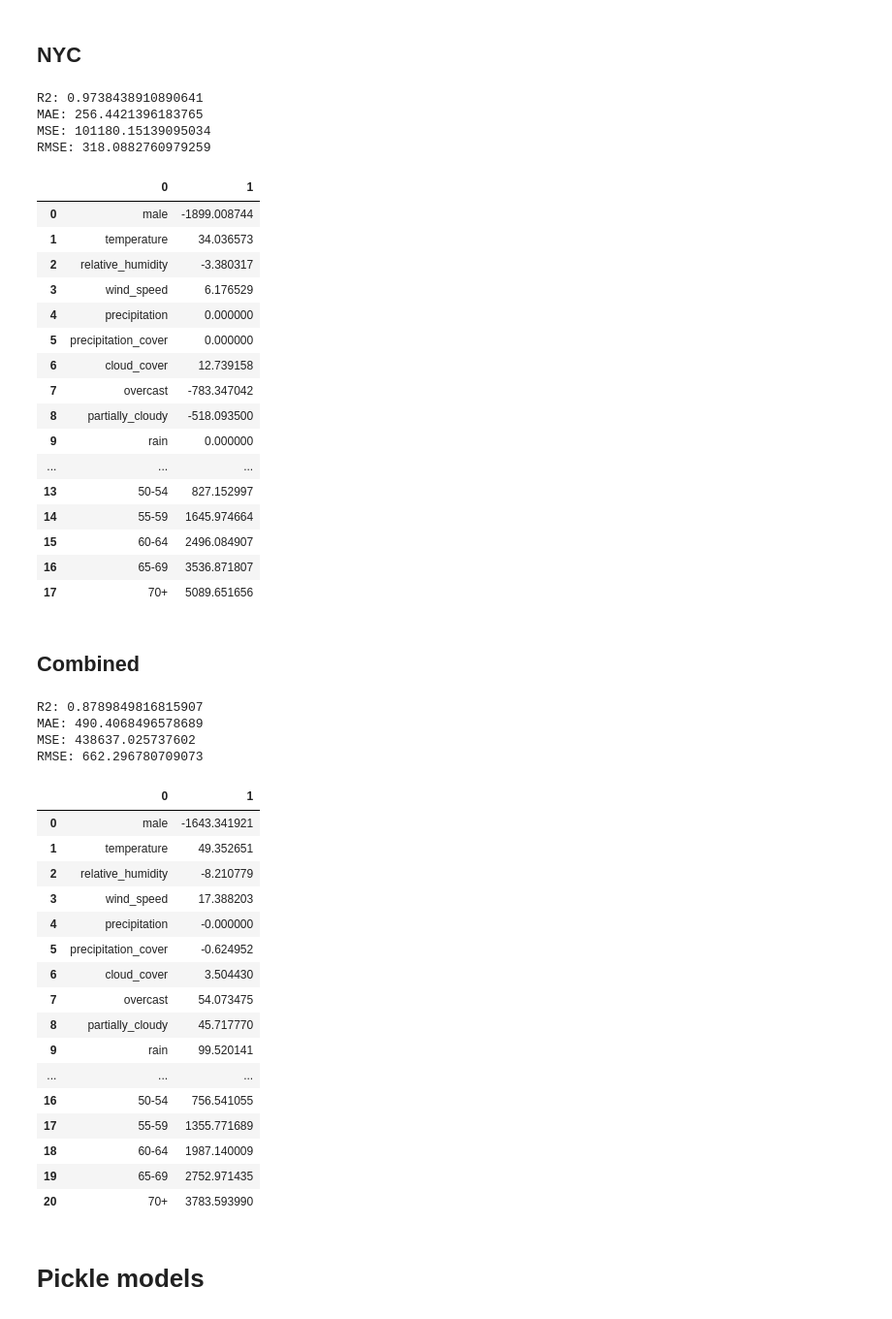
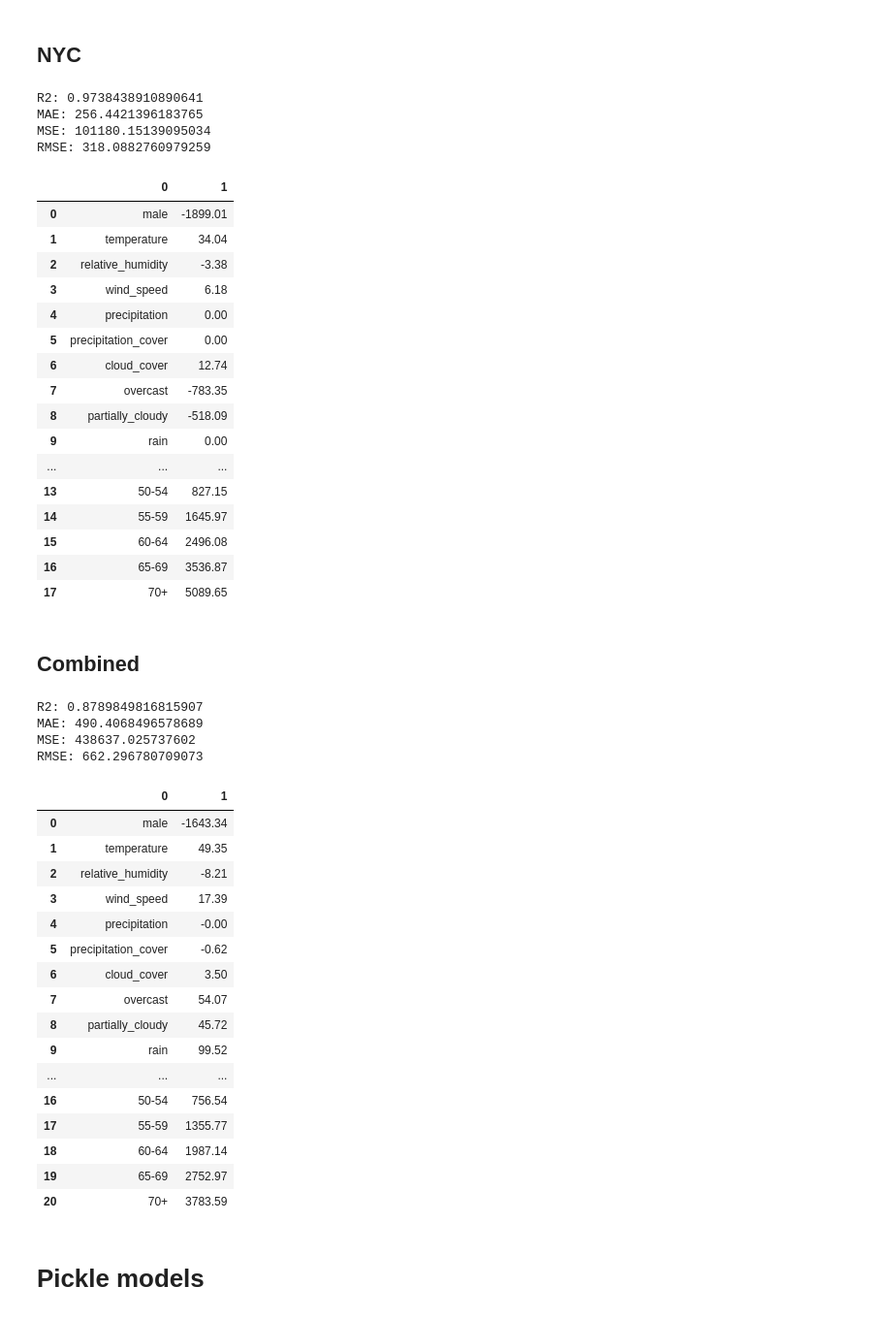
Before and after one commit to dwagenhurst/Marathon_Times_and_Weather, a Jupyter notebook: Final Models.ipynb, the cells around one changed output. Shown at 97% size. Saved outputs shown, nothing was run; the diff lists cells and outputs as text; code cells hidden in the pictures.

```diff
--- a/Final Models.ipynb
+++ b/Final Models.ipynb
@@ -428,69 +428,69 @@ y_test = test['time_seconds']
 nyc_model = ElasticNet(alpha=0.1, l1_ratio=0.9797979797979799, max_iter=100_000)
 nyc_model.fit(X_train, y_train)
 model_scores(X_test, y_test, nyc_model)
-pd.DataFrame(list(zip(X_test.columns,nyc_model.coef_)))
+pd.DataFrame(list(zip(X_test.columns,np.round(nyc_model.coef_,2))))
 # %% [output]
 R2: 0.9738438910890641
 MAE: 256.4421396183765
 MSE: 101180.15139095034
 RMSE: 318.0882760979259
 |  | 0 | 1 |
-| 0 | male | -1899.008744 |
-| 1 | temperature | 34.036573 |
-| 2 | relative_humidity | -3.380317 |
-| 3 | wind_speed | 6.176529 |
-| 4 | precipitation | 0.000000 |
-| 5 | precipitation_cover | 0.000000 |
-| 6 | cloud_cover | 12.739158 |
-| 7 | overcast | -783.347042 |
-| 8 | partially_cloudy | -518.093500 |
-| 9 | rain | 0.000000 |
+| 0 | male | -1899.01 |
+| 1 | temperature | 34.04 |
+| 2 | relative_humidity | -3.38 |
+| 3 | wind_speed | 6.18 |
+| 4 | precipitation | 0.00 |
+| 5 | precipitation_cover | 0.00 |
+| 6 | cloud_cover | 12.74 |
+| 7 | overcast | -783.35 |
+| 8 | partially_cloudy | -518.09 |
+| 9 | rain | 0.00 |
 | ... | ... | ... |
-| 13 | 50-54 | 827.152997 |
-| 14 | 55-59 | 1645.974664 |
-| 15 | 60-64 | 2496.084907 |
-| 16 | 65-69 | 3536.871807 |
-| 17 | 70+ | 5089.651656 |
+| 13 | 50-54 | 827.15 |
+| 14 | 55-59 | 1645.97 |
+| 15 | 60-64 | 2496.08 |
+| 16 | 65-69 | 3536.87 |
+| 17 | 70+ | 5089.65 |
 # %% [markdown]
 ## Combined
 # %%
 # train test split
 train = combined[combined.index.isin(range(2000,2016), level=0)]
 test = combined[combined.index.isin(range(2016,2019), level=0)]
 
 X_train = train.drop(columns = ['time_seconds', 'clear'])
 X_test = test.drop(columns = ['time_seconds', 'clear'])
 
 y_train = train['time_seconds']
 y_test = test['time_seconds']
 
 # fit and score model
 combined_model = ElasticNet(alpha=1, l1_ratio=1.0, max_iter=10000)
 combined_model.fit(X_train, y_train)
 model_scores(X_test, y_test, combined_model)
-pd.DataFrame(list(zip(X_test.columns,combined_model.coef_)))
+pd.DataFrame(list(zip(X_test.columns,np.round(combined_model.coef_,2))))
 # %% [output]
 R2: 0.8789849816815907
 MAE: 490.4068496578689
 MSE: 438637.025737602
 RMSE: 662.296780709073
 |  | 0 | 1 |
-| 0 | male | -1643.341921 |
-| 1 | temperature | 49.352651 |
-| 2 | relative_humidity | -8.210779 |
-| 3 | wind_speed | 17.388203 |
-| 4 | precipitation | -0.000000 |
-| 5 | precipitation_cover | -0.624952 |
-| 6 | cloud_cover | 3.504430 |
-| 7 | overcast | 54.073475 |
-| 8 | partially_cloudy | 45.717770 |
-| 9 | rain | 99.520141 |
+| 0 | male | -1643.34 |
+| 1 | temperature | 49.35 |
+| 2 | relative_humidity | -8.21 |
+| 3 | wind_speed | 17.39 |
+| 4 | precipitation | -0.00 |
+| 5 | precipitation_cover | -0.62 |
+| 6 | cloud_cover | 3.50 |
+| 7 | overcast | 54.07 |
+| 8 | partially_cloudy | 45.72 |
+| 9 | rain | 99.52 |
 | ... | ... | ... |
-| 16 | 50-54 | 756.541055 |
-| 17 | 55-59 | 1355.771689 |
-| 18 | 60-64 | 1987.140009 |
-| 19 | 65-69 | 2752.971435 |
-| 20 | 70+ | 3783.593990 |
+| 16 | 50-54 | 756.54 |
+| 17 | 55-59 | 1355.77 |
+| 18 | 60-64 | 1987.14 |
+| 19 | 65-69 | 2752.97 |
+| 20 | 70+ | 3783.59 |
 # %% [markdown]
 # Pickle models
 # %%
```
Also changed, not shown: parts of 4 cells of this notebook, 2 other files.
